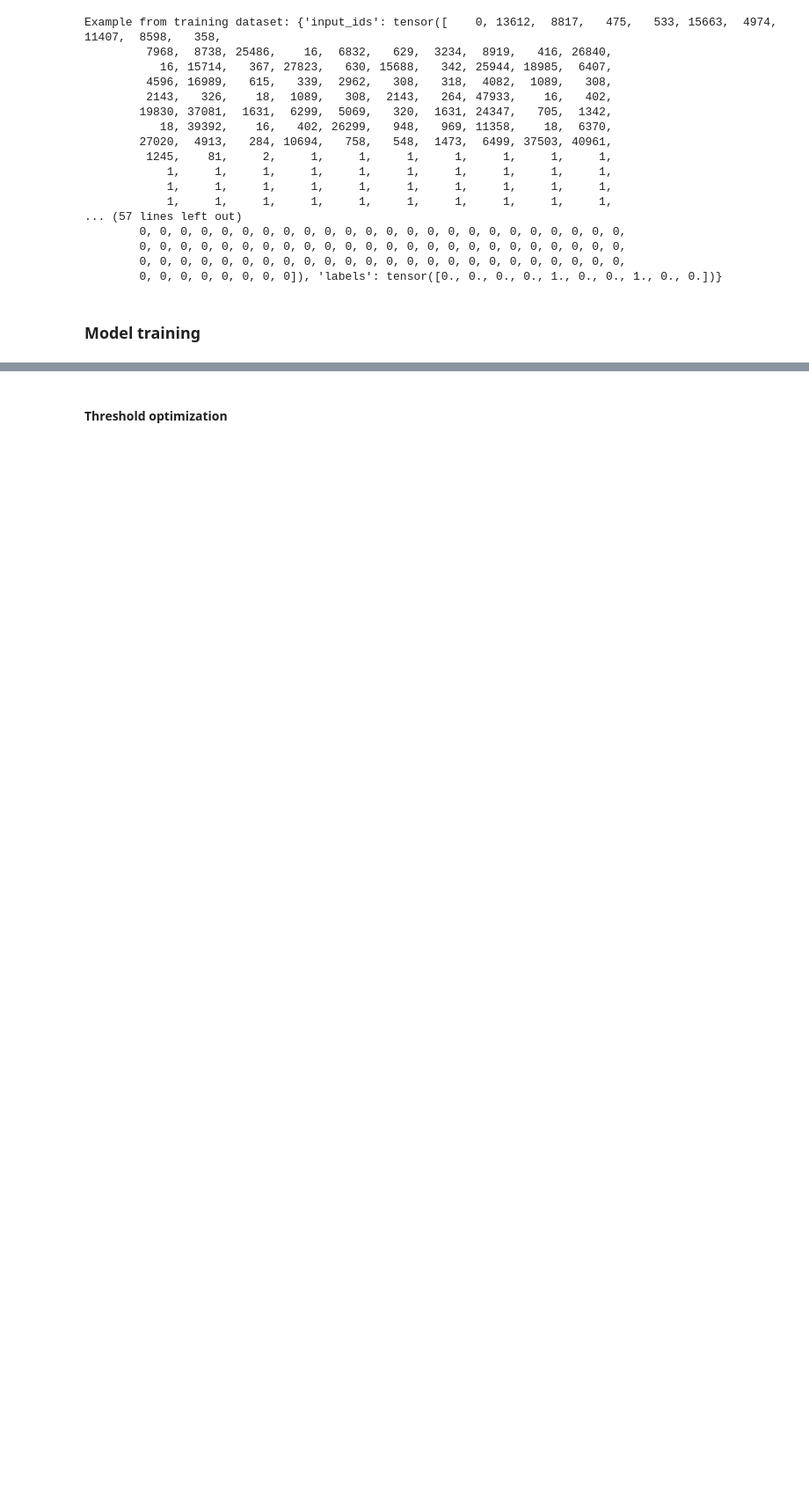
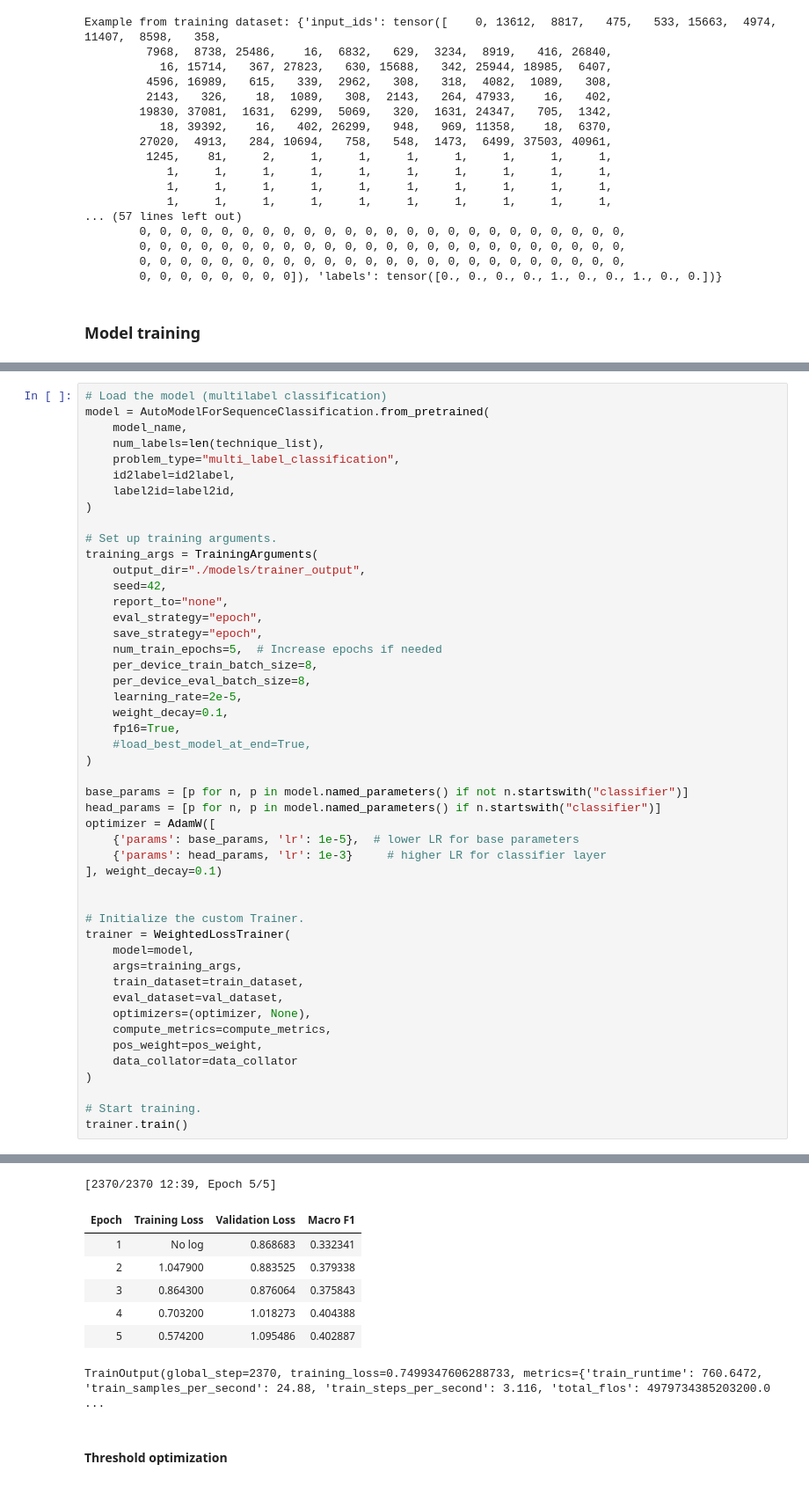
Before and after one commit to VladGrom/unlp_shared_task_2025, a Jupyter notebook: UNLP_Shared_task.ipynb, the cells around one changed output, grey strips where cells are left out. Shown at 88% size. Cells and saved outputs as stored; diff of their text form; blank space fills up the shorter version.

```diff
--- a/UNLP_Shared_task.ipynb
+++ b/UNLP_Shared_task.ipynb
@@ -945,0 +987,49 @@ TrainOutput(global_step=1530, training_loss=0.7737511341867883, metrics={'train_
+# %%
+# Load the model (multilabel classification)
+model = AutoModelForSequenceClassification.from_pretrained(
+    model_name,
+    num_labels=len(technique_list),
+    problem_type="multi_label_classification",
+    id2label=id2label,
+    label2id=label2id,
+)
+
+# Set up training arguments.
+training_args = TrainingArguments(
+    output_dir="./models/trainer_output",
+    seed=42,
+    report_to="none",
+    eval_strategy="epoch",
+    save_strategy="epoch",
+    num_train_epochs=5,  # Increase epochs if needed
+    per_device_train_batch_size=8,
+    per_device_eval_batch_size=8,
+    learning_rate=2e-5,
+    weight_decay=0.1,
+    fp16=True,
+    #load_best_model_at_end=True,
+)
+
+base_params = [p for n, p in model.named_parameters() if not n.startswith("classifier")]
+head_params = [p for n, p in model.named_parameters() if n.startswith("classifier")]
+optimizer = AdamW([
+    {'params': base_params, 'lr': 1e-5},  # lower LR for base parameters
+    {'params': head_params, 'lr': 1e-3}     # higher LR for classifier layer
+], weight_decay=0.1)
+
+
+# Initialize the custom Trainer.
+trainer = WeightedLossTrainer(
+    model=model,
+    args=training_args,
+    train_dataset=train_dataset,
+    eval_dataset=val_dataset,
+    optimizers=(optimizer, None),
+    compute_metrics=compute_metrics,
+    pos_weight=pos_weight,
+    data_collator=data_collator
+)
+
+# Start training.
+trainer.train()
+# %% [output]
@@ -946,3 +1038,11 @@ TrainOutput(global_step=1530, training_loss=0.7737511341867883, metrics={'train_
+[2370/2370 12:39, Epoch 5/5]
+| Epoch | Training Loss | Validation Loss | Macro F1 |
+| 1 | No log | 0.868683 | 0.332341 |
+| 2 | 1.047900 | 0.883525 | 0.379338 |
+| 3 | 0.864300 | 0.876064 | 0.375843 |
+| 4 | 0.703200 | 1.018273 | 0.404388 |
+| 5 | 0.574200 | 1.095486 | 0.402887 |
+TrainOutput(global_step=2370, training_loss=0.7499347606288733, metrics={'train_runtime': 760.6472, 'train_samples_per_second': 24.88, 'train_steps_per_second': 3.116, 'total_flos': 4979734385203200.0 ...
 # %% [markdown]
 #### Threshold optimization
 # %%
```
Also changed, not shown: parts of 26 cells of this notebook.
